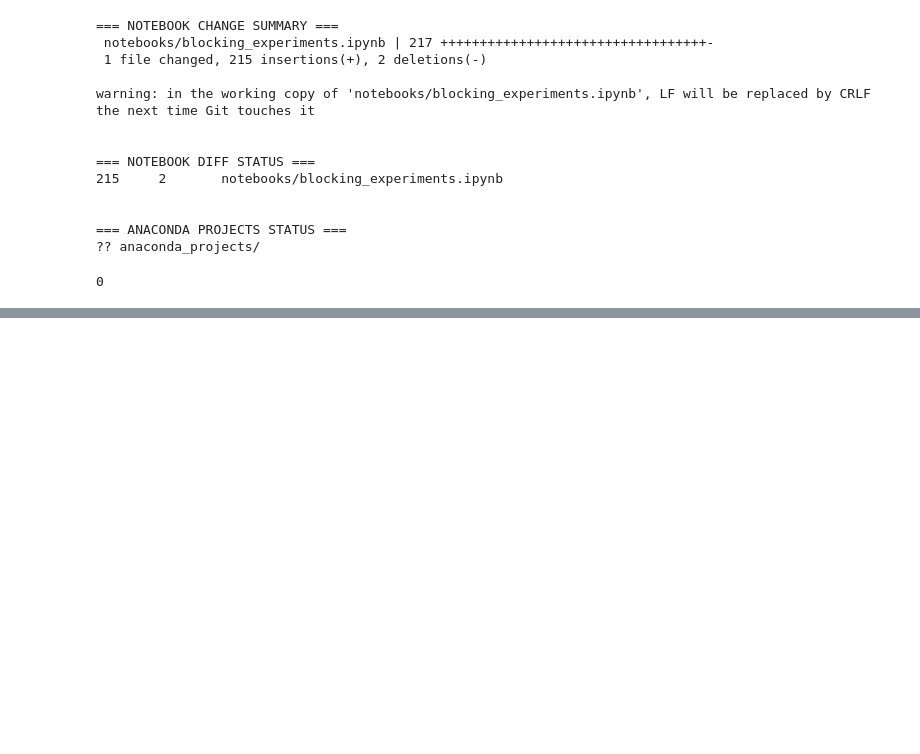
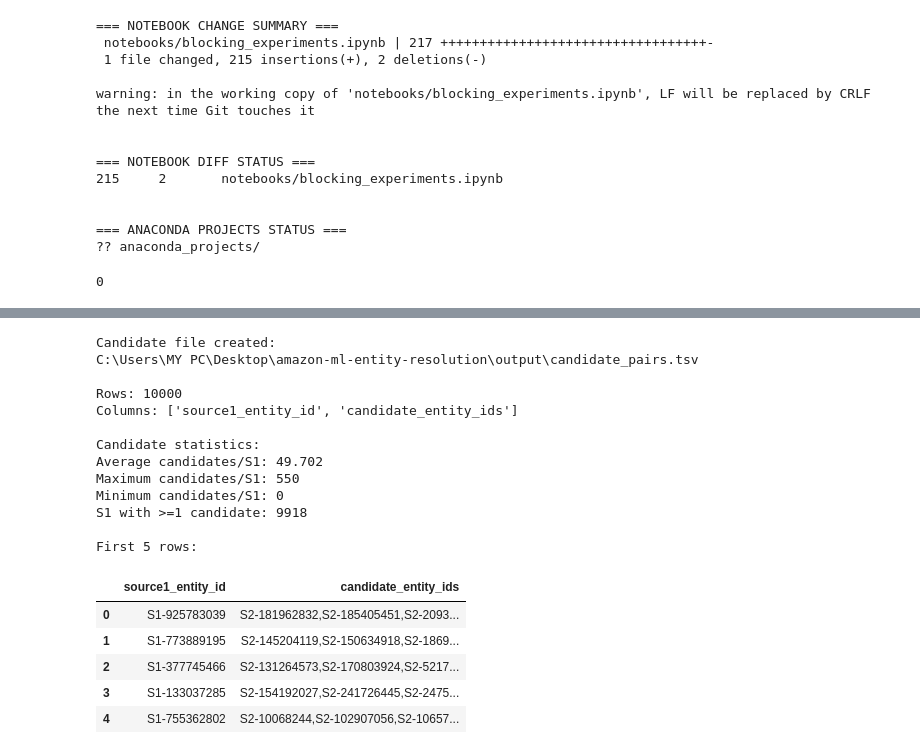
Before and after one commit to NIdhihihi/amazon-ml-entity-resolution, a Jupyter notebook: notebooks/blocking_experiments.ipynb, the cells around one changed output, grey strips where cells are left out. Saved outputs shown, nothing was run; the diff lists cells and outputs as text; code cells hidden in the pictures; blank space fills up the shorter version.

Commit message:
Add candidate pair generation validation

```diff
--- a/notebooks/blocking_experiments.ipynb
+++ b/notebooks/blocking_experiments.ipynb
@@ -7526,0 +7609,64 @@ warning: in the working copy of 'notebooks/blocking_experiments.ipynb', LF will
+# %%
+# Block 153: Generate development candidate_pairs.tsv
+import sys
+import importlib
+
+# Make sure the repository's src/ directory is available
+SRC_DIR = repo_dir / "src"
+if str(SRC_DIR) not in sys.path:
+    sys.path.insert(0, str(SRC_DIR))
+
+import blocking
+importlib.reload(blocking)
+
+# Build the blocking indexes using the development S2/S3 sample
+dev_indexes = blocking.build_blocking_indexes(s2, s3)
+
+# Generate candidates for the development S1 sample
+candidate_pairs_dev = blocking.generate_candidates(s1, dev_indexes)
+
+# Save the development candidate file
+OUTPUT_DIR = repo_dir / "output"
+OUTPUT_DIR.mkdir(exist_ok=True)
+
+candidate_pairs_path = OUTPUT_DIR / "candidate_pairs.tsv"
+candidate_pairs_dev.to_csv(candidate_pairs_path, sep="\t", index=False)
+
+print("Candidate file created:")
+print(candidate_pairs_path)
+
+print("\nRows:", len(candidate_pairs_dev))
+print("Columns:", list(candidate_pairs_dev.columns))
+
+candidate_counts = candidate_pairs_dev["candidate_entity_ids"].apply(
+    lambda x: 0 if pd.isna(x) or not str(x).strip() else len(str(x).split(","))
+)
+
+print("\nCandidate statistics:")
+print("Average candidates/S1:", candidate_counts.mean())
+print("Maximum candidates/S1:", candidate_counts.max())
+print("Minimum candidates/S1:", candidate_counts.min())
+print("S1 with >=1 candidate:", (candidate_counts > 0).sum())
+
+print("\nFirst 5 rows:")
+display(candidate_pairs_dev.head())
+# %% [output]
+Candidate file created:
+C:\Users\MY PC\Desktop\amazon-ml-entity-resolution\output\candidate_pairs.tsv
+
+Rows: 10000
+Columns: ['source1_entity_id', 'candidate_entity_ids']
+
+Candidate statistics:
+Average candidates/S1: 49.702
+Maximum candidates/S1: 550
+Minimum candidates/S1: 0
+S1 with >=1 candidate: 9918
+
+First 5 rows:
+|  | source1_entity_id | candidate_entity_ids |
+| 0 | S1-925783039 | S2-181962832,S2-185405451,S2-2093... |
+| 1 | S1-773889195 | S2-145204119,S2-150634918,S2-1869... |
+| 2 | S1-377745466 | S2-131264573,S2-170803924,S2-5217... |
+| 3 | S1-133037285 | S2-154192027,S2-241726445,S2-2475... |
+| 4 | S1-755362802 | S2-10068244,S2-102907056,S2-10657... |
```
Also changed, not shown: parts of 6 cells of this notebook.
